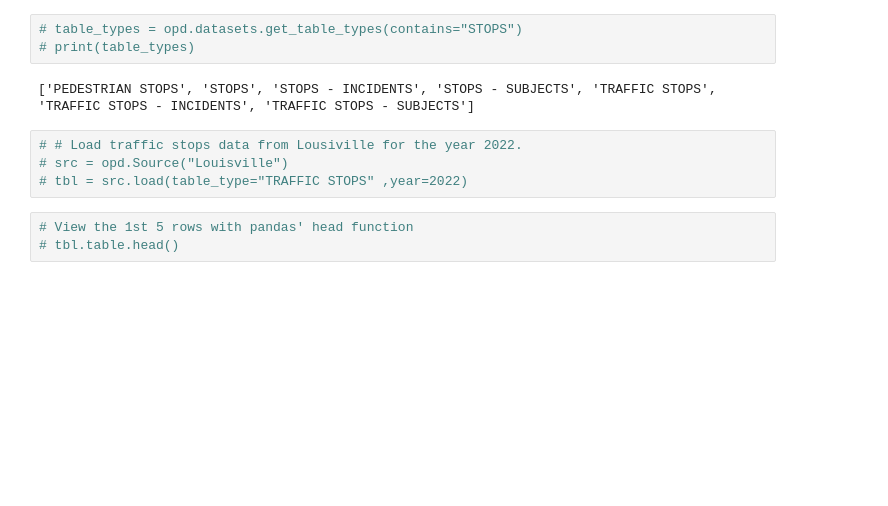
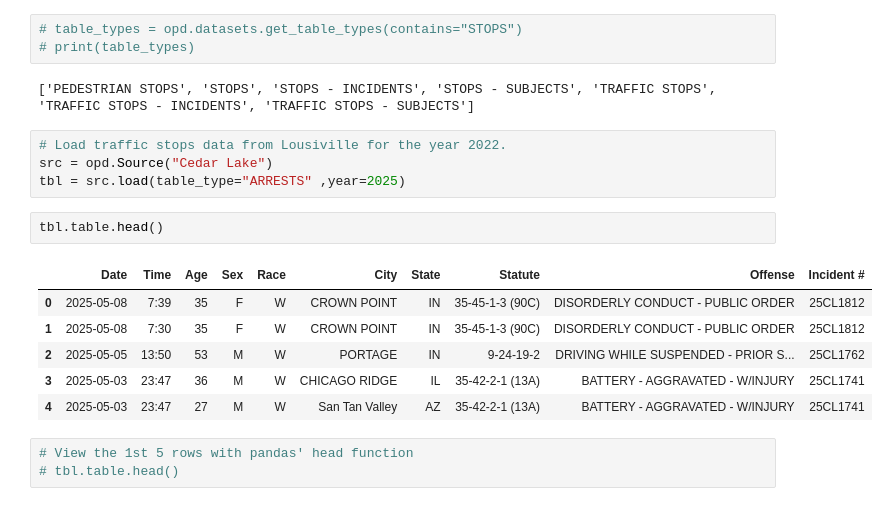
Before and after one commit to apancoast/openpolicedata, a Jupyter notebook: testing.ipynb, the cells around one changed output. Drawn from its saved outputs; the diff is of its cells as text; blank space fills up the shorter version.

```diff
--- a/testing.ipynb
+++ b/testing.ipynb
@@ -14,9 +14,18 @@ pd.set_option('display.max_colwidth', None)
 # %% [output]
 ['PEDESTRIAN STOPS', 'STOPS', 'STOPS - INCIDENTS', 'STOPS - SUBJECTS', 'TRAFFIC STOPS', 'TRAFFIC STOPS - INCIDENTS', 'TRAFFIC STOPS - SUBJECTS']
 # %%
-# # Load traffic stops data from Lousiville for the year 2022.
-# src = opd.Source("Louisville")
-# tbl = src.load(table_type="TRAFFIC STOPS" ,year=2022)
+# Load traffic stops data from Lousiville for the year 2022.
+src = opd.Source("Cedar Lake")
+tbl = src.load(table_type="ARRESTS" ,year=2025)
+# %%
+tbl.table.head()
+# %% [output]
+|  | Date | Time | Age | Sex | Race | City | State | Statute | Offense | Incident # |
+| 0 | 2025-05-08 | 7:39 | 35 | F | W | CROWN POINT | IN | 35-45-1-3 (90C) | DISORDERLY CONDUCT - PUBLIC ORDER | 25CL1812 |
+| 1 | 2025-05-08 | 7:30 | 35 | F | W | CROWN POINT | IN | 35-45-1-3 (90C) | DISORDERLY CONDUCT - PUBLIC ORDER | 25CL1812 |
+| 2 | 2025-05-05 | 13:50 | 53 | M | W | PORTAGE | IN | 9-24-19-2 | DRIVING WHILE SUSPENDED - PRIOR S... | 25CL1762 |
+| 3 | 2025-05-03 | 23:47 | 36 | M | W | CHICAGO RIDGE | IL | 35-42-2-1 (13A) | BATTERY - AGGRAVATED - W/INJURY | 25CL1741 |
+| 4 | 2025-05-03 | 23:47 | 27 | M | W | San Tan Valley | AZ | 35-42-2-1 (13A) | BATTERY - AGGRAVATED - W/INJURY | 25CL1741 |
 # %%
 # View the 1st 5 rows with pandas' head function
 # tbl.table.head()
```
Also changed, not shown: parts of 20 cells of this notebook.
